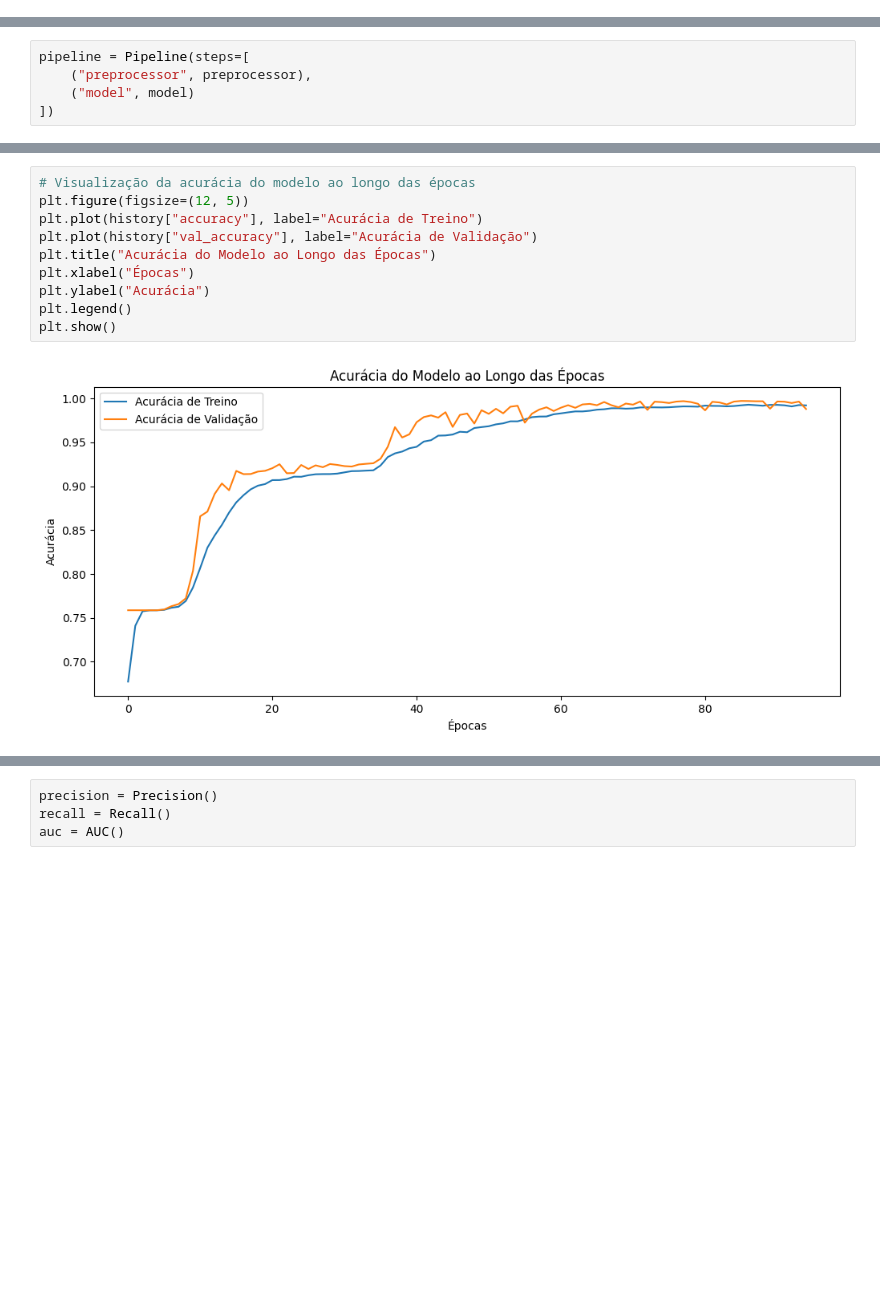
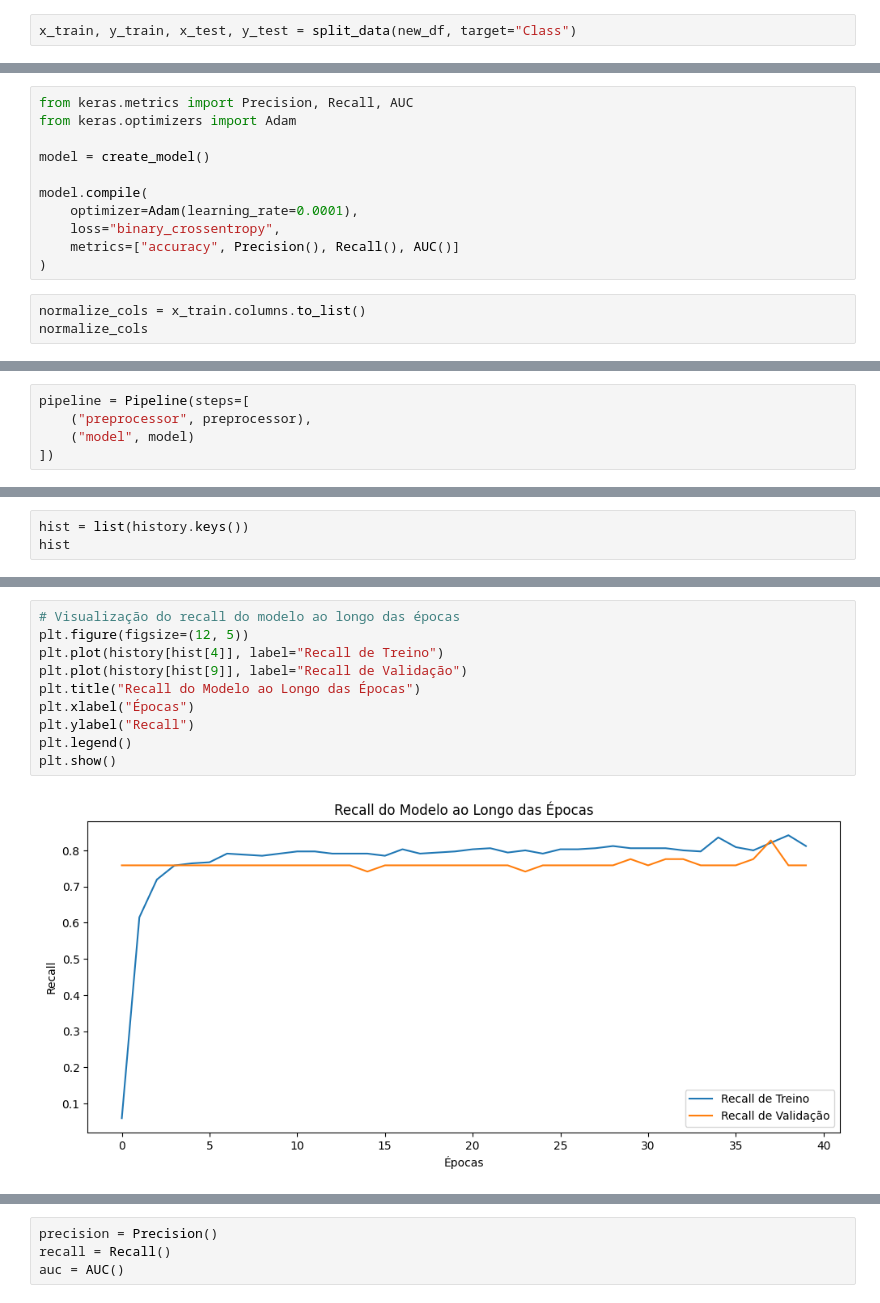
Before and after one commit to arthur-202/Portfolio, a Jupyter notebook: Detector_fraudes_DL/detector_fraudes.ipynb, the cells around one changed output, grey strips where cells are left out. Drawn from its saved outputs; the diff is of its cells as text; blank space fills up the shorter version.

```diff
--- a/Detector_fraudes_DL/detector_fraudes.ipynb
+++ b/Detector_fraudes_DL/detector_fraudes.ipynb
@@ -234,0 +140,2 @@ preprocessor = ColumnTransformer(
+# %%
+x_train, y_train, x_test, y_test = split_data(new_df, target="Class")
@@ -234,0 +197,14 @@ preprocessor = ColumnTransformer(
+# %%
+from keras.metrics import Precision, Recall, AUC
+from keras.optimizers import Adam
+
+model = create_model()
+
+model.compile(
+    optimizer=Adam(learning_rate=0.0001),
+    loss="binary_crossentropy",
+    metrics=["accuracy", Precision(), Recall(), AUC()]
+)
+# %%
+normalize_cols = x_train.columns.to_list()
+normalize_cols
@@ -301,0 +273,3 @@ dict_keys(['accuracy', 'auc_11', 'loss', 'precision_11', 'recall_11', 'val_accur
+# %%
+hist = list(history.keys())
+hist
@@ -302,12 +287,12 @@ dict_keys(['accuracy', 'auc_11', 'loss', 'precision_11', 'recall_11', 'val_accur
 # %%
-# Visualização da acurácia do modelo ao longo das épocas
+# Visualização do recall do modelo ao longo das épocas
 plt.figure(figsize=(12, 5))
-plt.plot(history["accuracy"], label="Acurácia de Treino")
-plt.plot(history["val_accuracy"], label="Acurácia de Validação")
-plt.title("Acurácia do Modelo ao Longo das Épocas")
+plt.plot(history[hist[4]], label="Recall de Treino")
+plt.plot(history[hist[9]], label="Recall de Validação")
+plt.title("Recall do Modelo ao Longo das Épocas")
 plt.xlabel("Épocas")
-plt.ylabel("Acurácia")
+plt.ylabel("Recall")
 plt.legend()
 plt.show()
 # %% [output]
-[figure, old version]
+[figure, new version]
```
Also changed, not shown: parts of 92 cells of this notebook, 1 other file.
